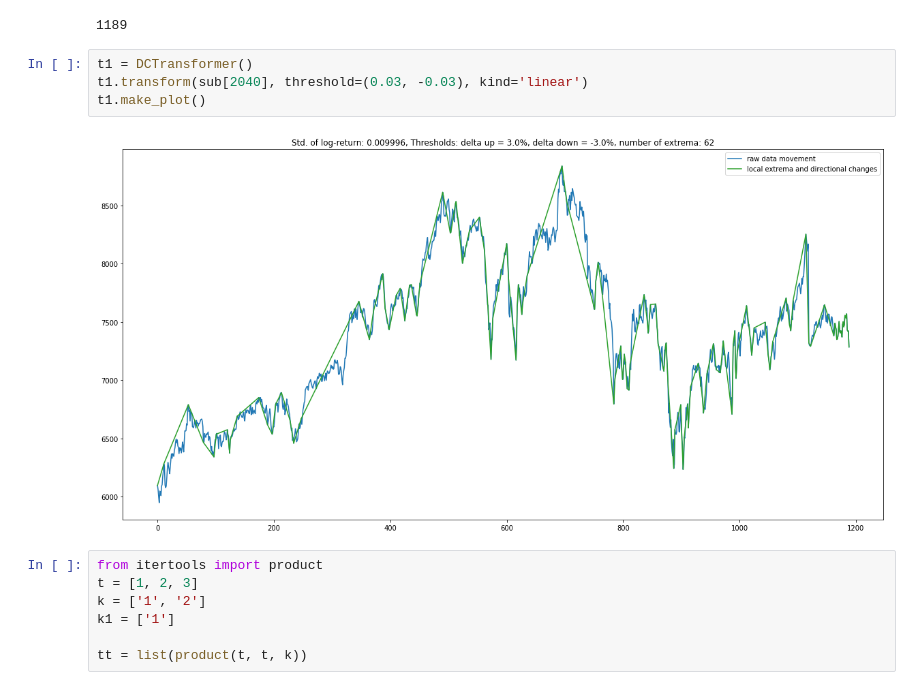
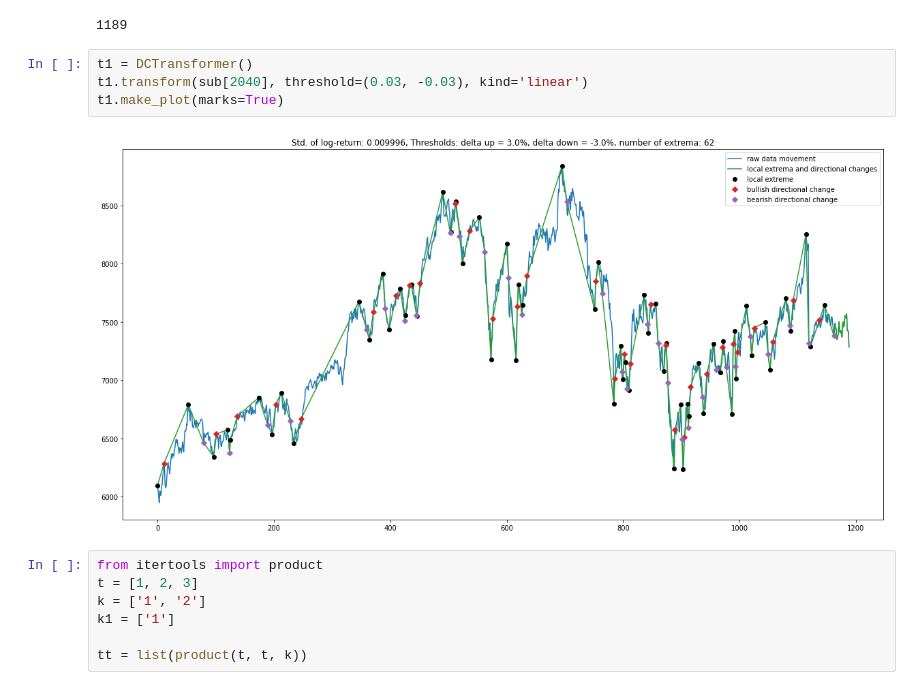
Before and after one commit to LinusLin6769/DCLaboratory01, a Jupyter notebook: playground.ipynb, the cells around one changed output. Saved outputs shown, nothing was run; the diff lists cells and outputs as text.

```diff
--- a/playground.ipynb
+++ b/playground.ipynb
@@ -273,9 +273,9 @@ len(t2.status)
 # %%
 t1 = DCTransformer()
 t1.transform(sub[2040], threshold=(0.03, -0.03), kind='linear')
-t1.make_plot()
+t1.make_plot(marks=True)
 # %% [output]
-[figure, old version]
+[figure, new version]
 # %%
 from itertools import product
 t = [1, 2, 3]
```
Also changed, not shown: parts of 11 cells of this notebook, 4 other files.
